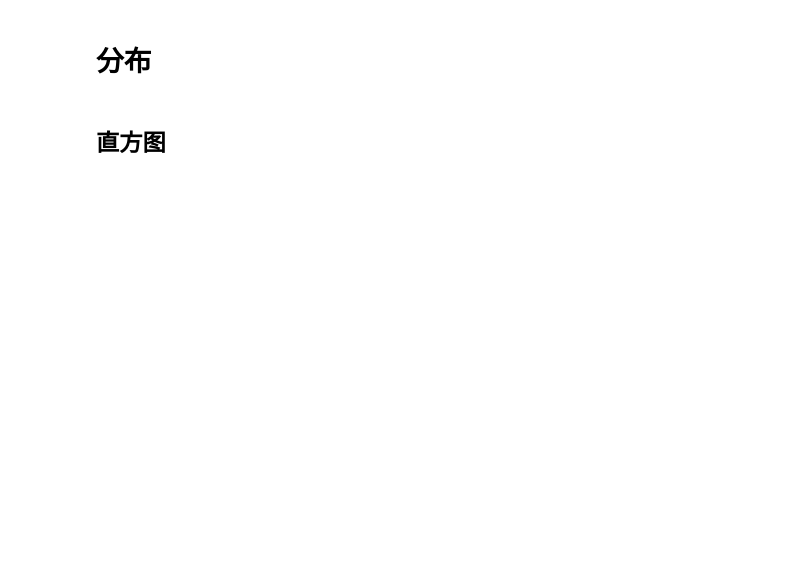
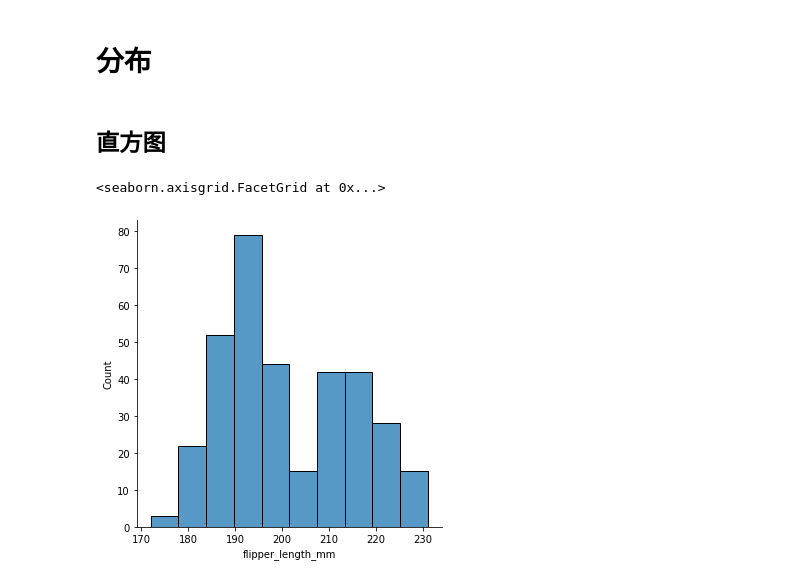
Before and after one commit to ThomasYounger02/DataScience, a Jupyter notebook: Visualization/Seaborn/一个变量.ipynb, the cells around one changed output. Cells and saved outputs as stored; diff of their text form; code cells hidden in the pictures; blank space fills up the shorter version.

Commit message:
feat
add seaborn pics

```diff
--- a/Visualization/Seaborn/一个变量.ipynb
+++ b/Visualization/Seaborn/一个变量.ipynb
@@ -9,2 +9,8 @@ import scipy.stats as sci
 # %% [markdown]
 ## 直方图
+# %%
+penguins = sns.load_dataset("penguins")
+sns.displot(penguins, x="flipper_length_mm")
+# %% [output]
+<seaborn.axisgrid.FacetGrid at 0x...>
+[figure, added]
```
Also changed, not shown: parts of 14 cells of this notebook, 2 other files.
